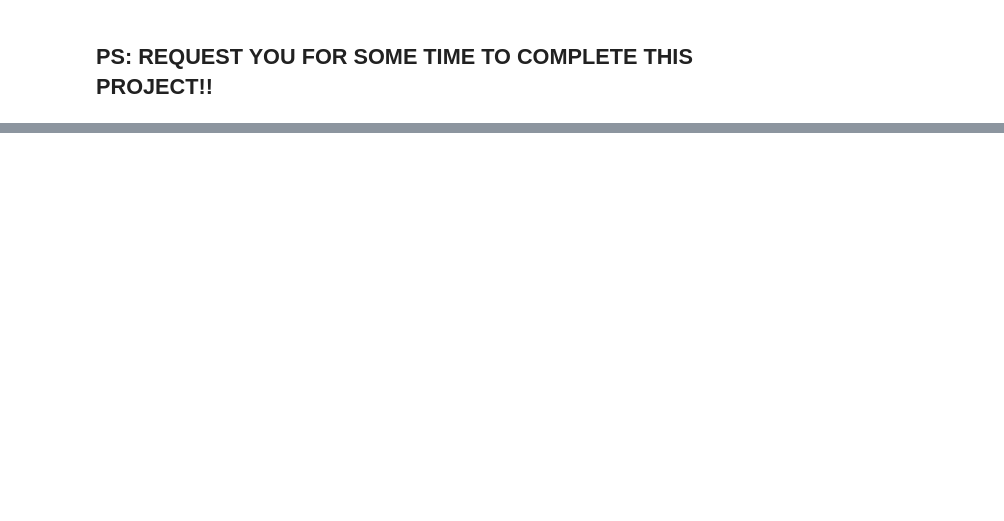
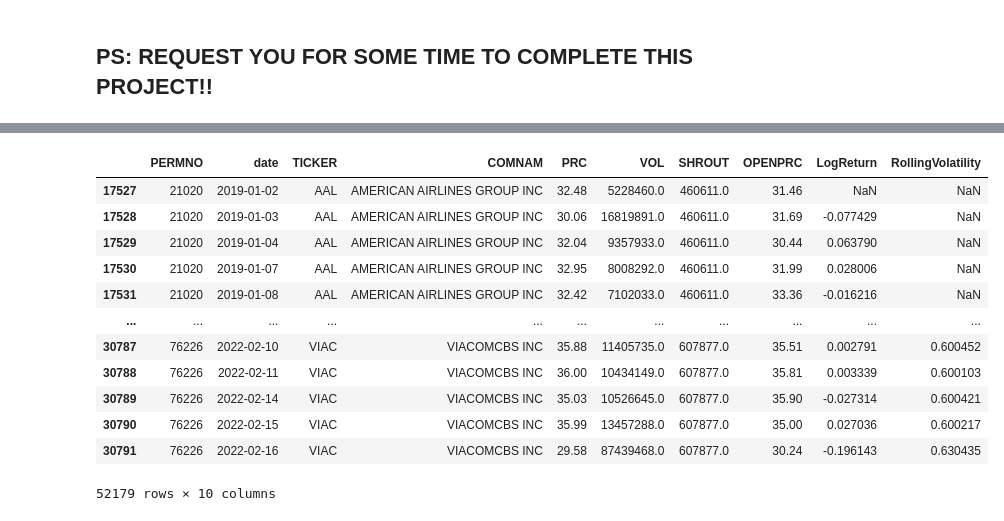
Before and after one commit to AkashRinge/Long-Short-Statistical-Arbitrage, a Jupyter notebook: QAM_project.ipynb, the cells around one changed output, grey strips where cells are left out. Saved outputs shown, nothing was run; the diff lists cells and outputs as text; code cells hidden in the pictures; blank space fills up the shorter version.

```diff
--- a/QAM_project.ipynb
+++ b/QAM_project.ipynb
@@ -508,0 +710,2 @@ export.to_csv('snp_volatility_trained_data_2022.csv', index=False)
+# %%
+vol_data = pd.read_csv("C:/Users/anany/Documents/MFE/MFE Q3/Long-Short-Statistical-Arbitrage/CRSP_vol_data.csv")
@@ -508,0 +721,6 @@ export.to_csv('snp_volatility_trained_data_2022.csv', index=False)
+# %%
+# Sort the data by ticker and date
+vol_data = vol_data.sort_values(['TICKER', 'date'])
+
+# Calculate logarithmic returns
+vol_data['LogReturn'] = vol_data.groupby('TICKER')['PRC'].apply(lambda x: np.log(x / x.shift(1)))
@@ -508,0 +743,21 @@ export.to_csv('snp_volatility_trained_data_2022.csv', index=False)
+# %%
+# Calculate rolling volatility
+vol_data['RollingVolatility'] = vol_data.groupby('TICKER')['LogReturn'].rolling(window=252).std().values * np.sqrt(252)
+
+# Reset the index
+# %%
+vol_data
+# %% [output]
+|  | PERMNO | date | TICKER | COMNAM | PRC | VOL | SHROUT | OPENPRC | LogReturn | RollingVolatility |
+| 17527 | 21020 | 2019-01-02 | AAL | AMERICAN AIRLINES GROUP INC | 32.48 | 5228460.0 | 460611.0 | 31.46 | NaN | NaN |
+| 17528 | 21020 | 2019-01-03 | AAL | AMERICAN AIRLINES GROUP INC | 30.06 | 16819891.0 | 460611.0 | 31.69 | -0.077429 | NaN |
+| 17529 | 21020 | 2019-01-04 | AAL | AMERICAN AIRLINES GROUP INC | 32.04 | 9357933.0 | 460611.0 | 30.44 | 0.063790 | NaN |
+| 17530 | 21020 | 2019-01-07 | AAL | AMERICAN AIRLINES GROUP INC | 32.95 | 8008292.0 | 460611.0 | 31.99 | 0.028006 | NaN |
+| 17531 | 21020 | 2019-01-08 | AAL | AMERICAN AIRLINES GROUP INC | 32.42 | 7102033.0 | 460611.0 | 33.36 | -0.016216 | NaN |
+| ... | ... | ... | ... | ... | ... | ... | ... | ... | ... | ... |
+| 30787 | 76226 | 2022-02-10 | VIAC | VIACOMCBS INC | 35.88 | 11405735.0 | 607877.0 | 35.51 | 0.002791 | 0.600452 |
+| 30788 | 76226 | 2022-02-11 | VIAC | VIACOMCBS INC | 36.00 | 10434149.0 | 607877.0 | 35.81 | 0.003339 | 0.600103 |
+| 30789 | 76226 | 2022-02-14 | VIAC | VIACOMCBS INC | 35.03 | 10526645.0 | 607877.0 | 35.90 | -0.027314 | 0.600421 |
+| 30790 | 76226 | 2022-02-15 | VIAC | VIACOMCBS INC | 35.99 | 13457288.0 | 607877.0 | 35.00 | 0.027036 | 0.600217 |
+| 30791 | 76226 | 2022-02-16 | VIAC | VIACOMCBS INC | 29.58 | 87439468.0 | 607877.0 | 30.24 | -0.196143 | 0.630435 |
+52179 rows × 10 columns
```
Also changed, not shown: parts of 33 cells of this notebook, 1 other file.
